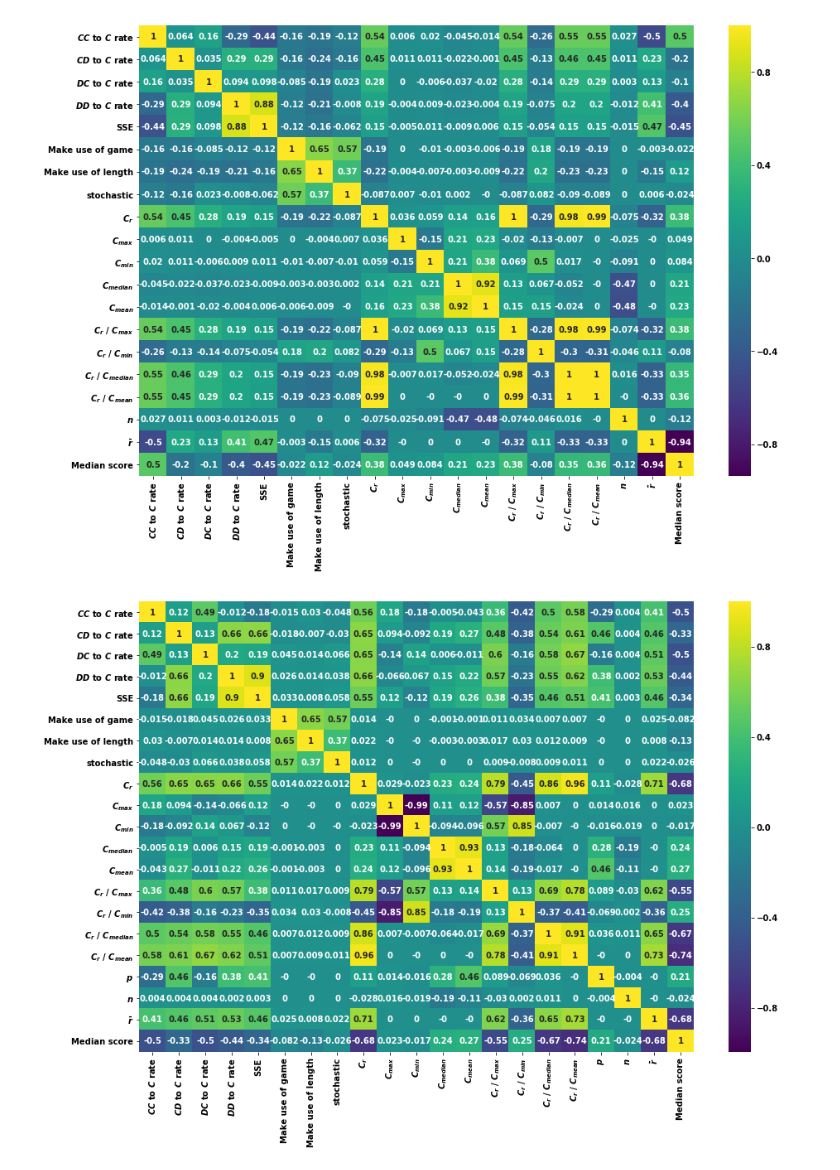
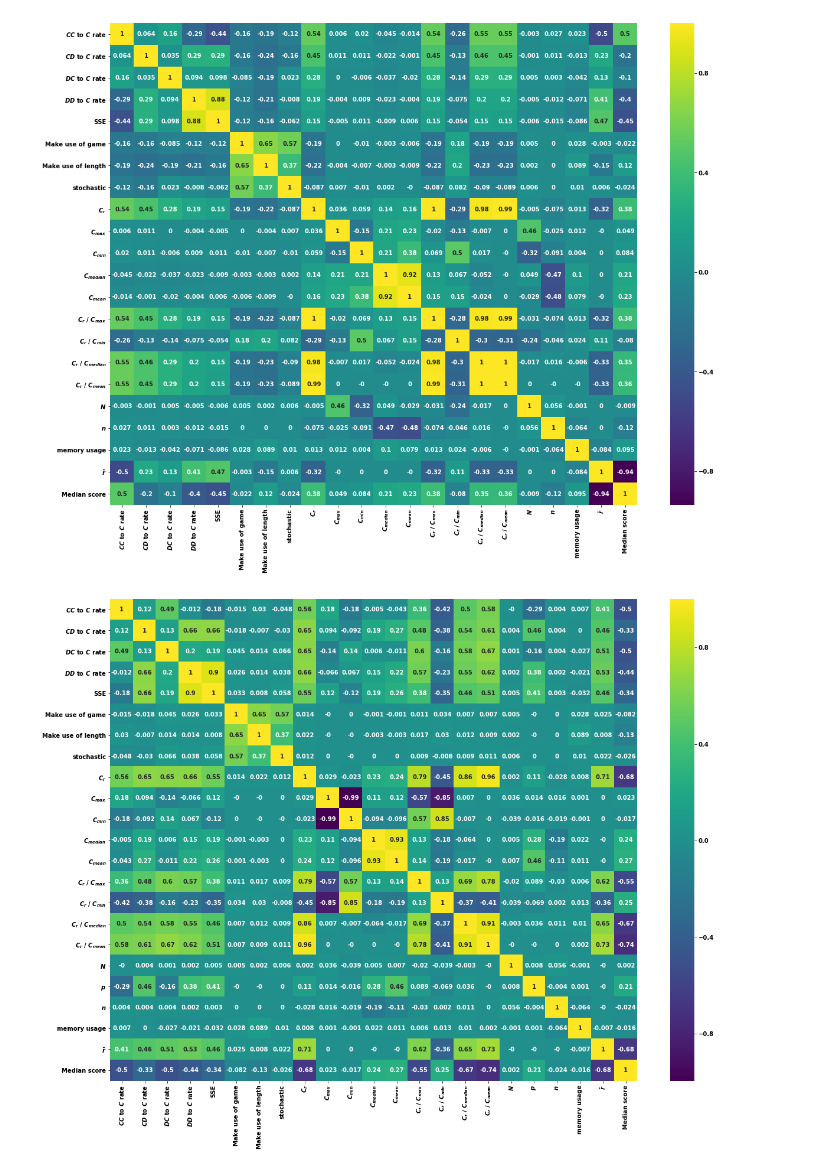
Before and after one commit to Nikoleta-v3/meta-analysis-of-prisoners-dilemma-tournaments, a Jupyter notebook: nbs/3. Correlation Heatmaps.ipynb, the cells around one changed output. Cells and saved outputs as stored; diff of their text form; code cells hidden in the pictures.

```diff
--- a/nbs/3. Correlation Heatmaps.ipynb
+++ b/nbs/3. Correlation Heatmaps.ipynb
@@ -39,6 +18,6 @@ std_features = [
 # %%
 for file in ['standard', 'noise', 'probend', 'probend_noise']:
-    df = pd.read_csv('../data/%s_v_3_processed.csv' % file)
+    df = pd.read_csv('../data/%s_3_processed.csv' % file)
 
     features = [
         "CC_to_C_rate",
@@ -57,35 +36,36 @@ for file in ['standard', 'noise', 'probend', 'probend_noise']:
         "Cooperation_rating_comp_to_max",
         "Cooperation_rating_comp_to_min",
         "Cooperation_rating_comp_to_median",
         "Cooperation_rating_comp_to_mean",
+        "size"
     ]
 
     if file == "standard":
-        features += ["turns"]
+        features += ["turns", "memory_usage"]
     if file == "noise":
-        features += ["noise", "turns"]
+        features += ["noise", "turns", "memory_usage"]
     if file == "probend":
         features += ["probend"]
     if file == "probend_noise":
         features += ["probend", "noise"]
 
     corr_data = df[features + clustering_on]
     corrmat = corr_data.corr()
     top_corr_features = corrmat.index
 
     data = corr_data[top_corr_features].corr().round(3)
     data.columns = [plot.features_labels[feature] for feature in data.columns]
     data.index = [plot.features_labels[feature] for feature in corr_data.corr().index]
 
-    plt.figure(figsize=(15, 10))
+    plt.figure(figsize=(20, 15))
 
     sns.heatmap(data,
                 annot=True,
                 cmap="viridis",);
 
     plt.savefig(
         "../images/%s_correlation_plot.pdf" % file, bbox_inches="tight"
     )
 # %% [output]
-[figure, old version]
+[figure, new version]
-[figure, old version]
+[figure, new version]
```
Also changed, not shown: parts of 8 cells of this notebook, 37 other files.
